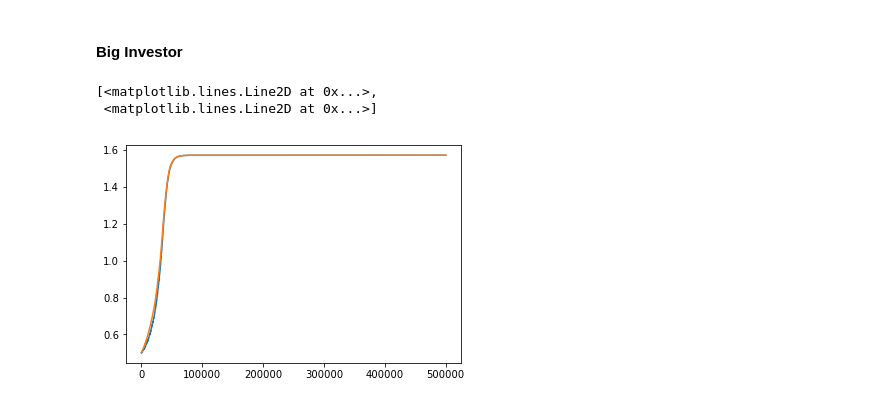
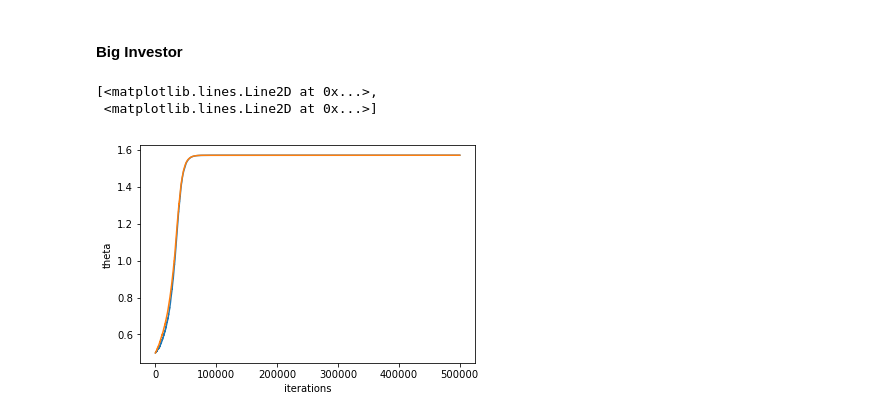
Before and after one commit to henrychan28/Simulation-Project, a Jupyter notebook: Simulation_project.ipynb, the cells around one changed output. Saved outputs shown, nothing was run; the diff lists cells and outputs as text; code cells hidden in the pictures.

```diff
--- a/Simulation_project.ipynb
+++ b/Simulation_project.ipynb
@@ -244,11 +246,13 @@ for i in range(iterations):
     loss_gradient = get_loss_gradient(w, ita, V, x, U, y, thresholds, theta_big, investor_type)
     theta_big += epsilon*loss_gradient
 # %%
+plt.xlabel("iterations")
+plt.ylabel("theta")
 plt.plot([i for i in range(iterations)], theta_history_big)
 # %% [output]
 [<matplotlib.lines.Line2D at 0x...>,
  <matplotlib.lines.Line2D at 0x...>]
-[figure, old version]
+[figure, new version]
 # %%
 return_history_big = simulate_returns(thresholds, theta_big, market_shock_rate, investor_type)
 # %%
```
Also changed, not shown: parts of 9 cells of this notebook.
